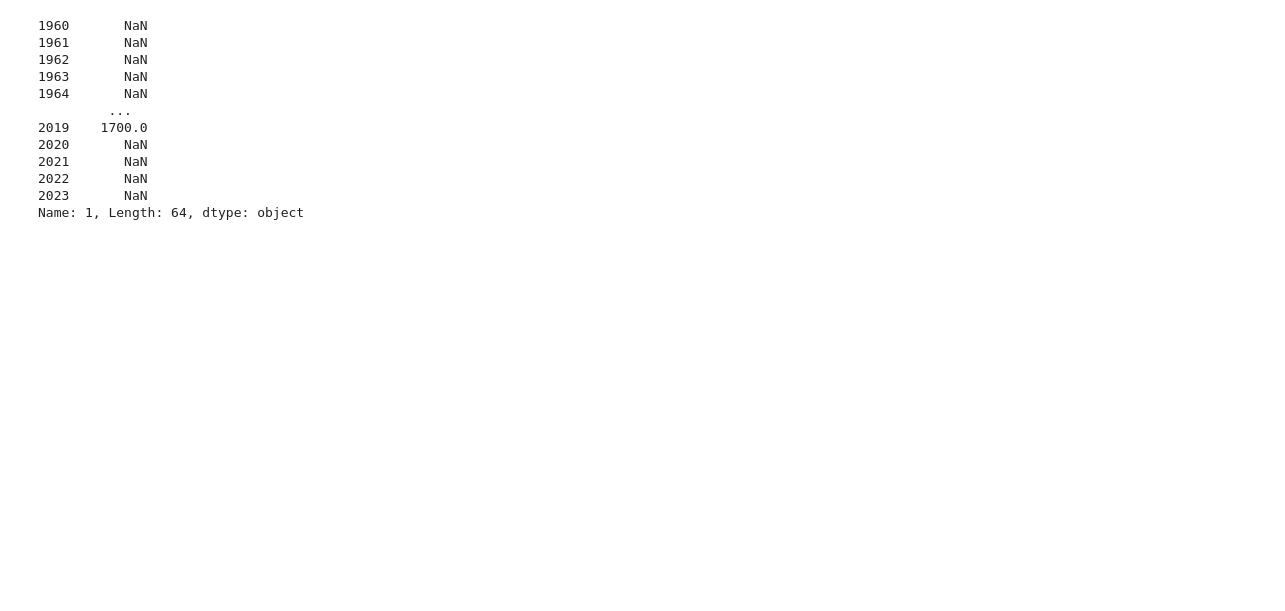
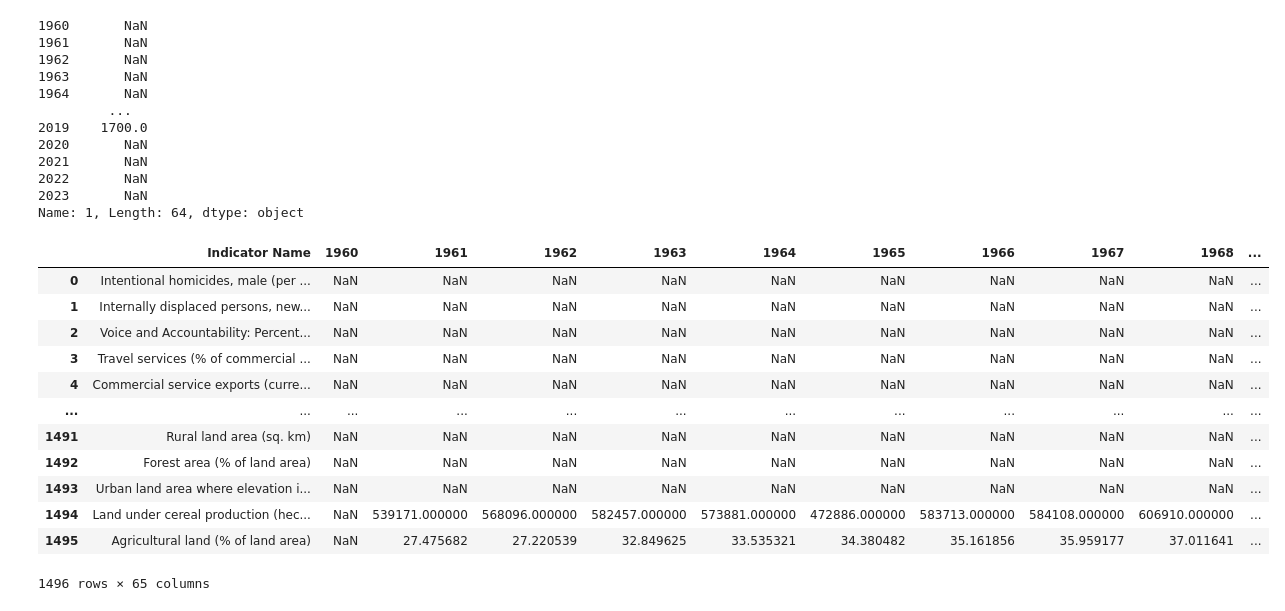
Before and after one commit to IchChefDuNixx/SriLankaEconomy, a Jupyter notebook: SriLanka.ipynb, the cells around one changed output. Cells and saved outputs as stored; diff of their text form; code cells hidden in the pictures; blank space fills up the shorter version.

```diff
--- a/SriLanka.ipynb
+++ b/SriLanka.ipynb
@@ -130,0 +131,16 @@ print("All plots saved in the ./plots directory.")
+# %%
+data
+# %% [output]
+|  | Indicator Name | 1960 | 1961 | 1962 | 1963 | 1964 | 1965 | 1966 | 1967 | 1968 | ... |
+| 0 | Intentional homicides, male (per ... | NaN | NaN | NaN | NaN | NaN | NaN | NaN | NaN | NaN | ... |
+| 1 | Internally displaced persons, new... | NaN | NaN | NaN | NaN | NaN | NaN | NaN | NaN | NaN | ... |
+| 2 | Voice and Accountability: Percent... | NaN | NaN | NaN | NaN | NaN | NaN | NaN | NaN | NaN | ... |
+| 3 | Travel services (% of commercial ... | NaN | NaN | NaN | NaN | NaN | NaN | NaN | NaN | NaN | ... |
+| 4 | Commercial service exports (curre... | NaN | NaN | NaN | NaN | NaN | NaN | NaN | NaN | NaN | ... |
+| ... | ... | ... | ... | ... | ... | ... | ... | ... | ... | ... | ... |
+| 1491 | Rural land area (sq. km) | NaN | NaN | NaN | NaN | NaN | NaN | NaN | NaN | NaN | ... |
+| 1492 | Forest area (% of land area) | NaN | NaN | NaN | NaN | NaN | NaN | NaN | NaN | NaN | ... |
+| 1493 | Urban land area where elevation i... | NaN | NaN | NaN | NaN | NaN | NaN | NaN | NaN | NaN | ... |
+| 1494 | Land under cereal production (hec... | NaN | 539171.000000 | 568096.000000 | 582457.000000 | 573881.000000 | 472886.000000 | 583713.000000 | 584108.000000 | 606910.000000 | ... |
+| 1495 | Agricultural land (% of land area) | NaN | 27.475682 | 27.220539 | 32.849625 | 33.535321 | 34.380482 | 35.161856 | 35.959177 | 37.011641 | ... |
+1496 rows × 65 columns
```
Also changed, not shown: parts of 3 cells of this notebook, 3 other files.
